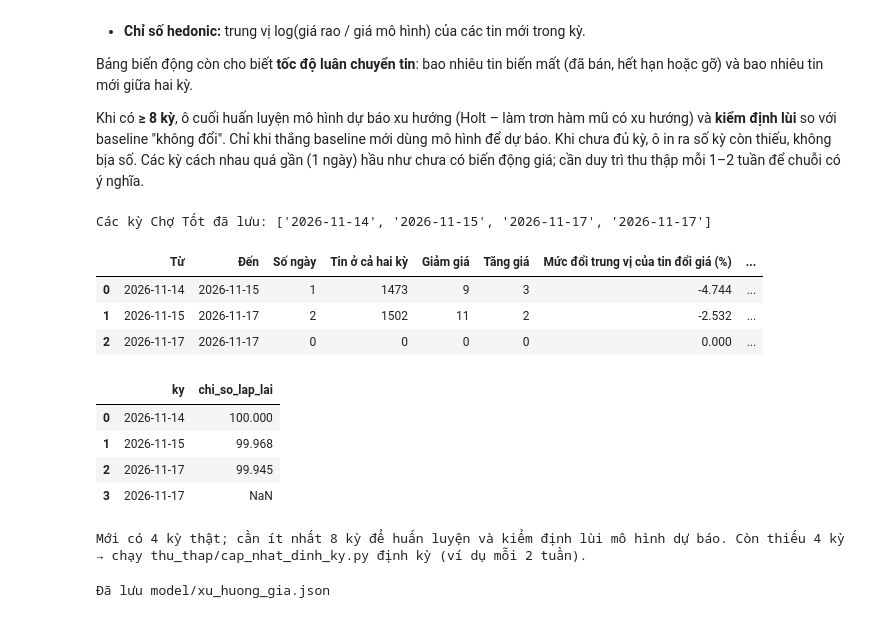
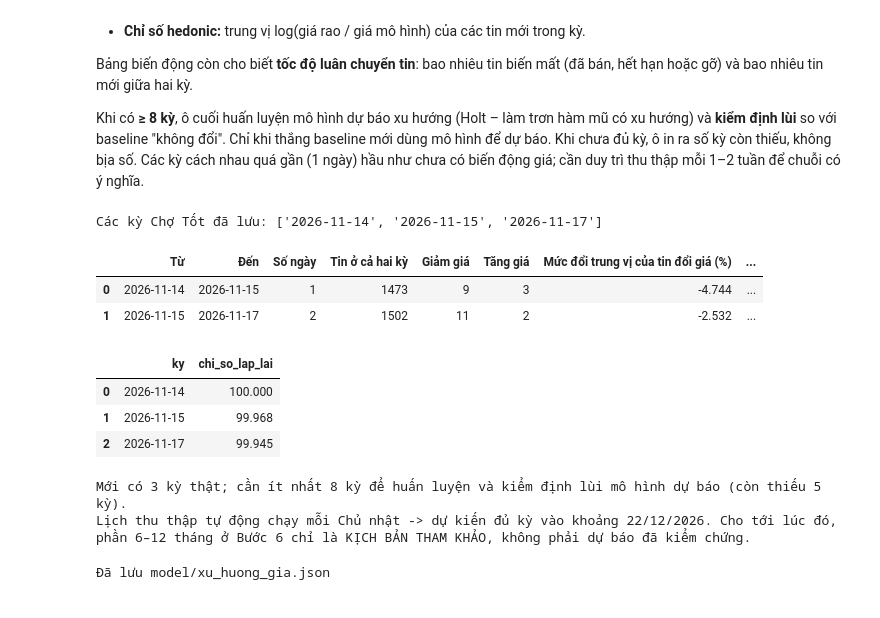
Before and after one commit to 2324801030095-cloud/Project_Du-doan-gia-nha, a Jupyter notebook: notebooks/du_doan_xu_huong_gia.ipynb, the cells around one changed output. Saved outputs shown, nothing was run; the diff lists cells and outputs as text; code cells hidden in the pictures.

```diff
--- a/notebooks/du_doan_xu_huong_gia.ipynb
+++ b/notebooks/du_doan_xu_huong_gia.ipynb
@@ -348,7 +348,7 @@ Bảng biến động còn cho biết **tốc độ luân chuyển tin**: bao nh
 
 Khi có **≥ 8 kỳ**, ô cuối huấn luyện mô hình dự báo xu hướng (Holt – làm trơn hàm mũ có xu hướng) và **kiểm định lùi** so với baseline "không đổi". Chỉ khi thắng baseline mới dùng mô hình để dự báo. Khi chưa đủ kỳ, ô in ra số kỳ còn thiếu, không bịa số. Các kỳ cách nhau quá gần (1 ngày) hầu như chưa có biến động giá; cần duy trì thu thập mỗi 1–2 tuần để chuỗi có ý nghĩa.
 # %%
-anh = sorted(glob.glob(str(LICH_SU / "chotot_*.csv")))
+anh = sorted(glob.glob(str(LICH_SU / "chotot_20*.csv")))     # chỉ ảnh chụp NHÀ Ở (bỏ chotot_can_ho_*, chotot_dat_*)
 ky = []
 for f in anh:
     s = pd.read_csv(f); s = s[s["loai_tin"] == "ban"]
@@ -356,53 +356,51 @@ for f in anh:
 print("Các kỳ Chợ Tốt đã lưu:", [k for k, _ in ky])
 
 chi_so, bien_dong = [100.0], []
 for (n0, a), (n1, b) in zip(ky[:-1], ky[1:]):
     chung = a.index.intersection(b.index)
     r = np.log(b[chung] / a[chung]); r = r[r.abs() < np.log(1.4)]
     # chỉ số = thay đổi giá BÌNH QUÂN của mọi tin có mặt ở cả hai kỳ (tin giữ nguyên giá tính là 0%)
     chi_so.append(chi_so[-1] * np.exp(r.mean()) if len(r) else np.nan)
     so_ngay = (pd.Timestamp(n1) - pd.Timestamp(n0)).days
     bien_dong.append({"Từ": n0, "Đến": n1, "Số ngày": so_ngay, "Tin ở cả hai kỳ": len(chung), "Giảm giá": int((r < 0).sum()), "Tăng giá": int((r > 0).sum()),
                       "Mức đổi trung vị của tin đổi giá (%)": (np.exp(r[r != 0].median()) - 1) * 100 if (r != 0).any() else 0.0,
                       "Thay đổi bình quân mọi tin (%)": (np.exp(r.mean()) - 1) * 100,
                       "Tin biến mất": len(a) - len(chung), "% biến mất/ngày": (len(a) - len(chung)) / len(a) / max(so_ngay, 1) * 100, "Tin mới": len(b) - len(chung)})
 CHI_SO = pd.DataFrame({"ky": [k for k, _ in ky], "chi_so_lap_lai": chi_so})
 BIEN_DONG = pd.DataFrame(bien_dong)
 display(BIEN_DONG.round(3)); display(CHI_SO.round(3))
 
-def holt(y, a=0.5, b=0.3):
-    l, t = y[0], (y[1] - y[0]) if len(y) > 1 else 0.0
-    for v in y[1:]:
-        l_new = a * v + (1 - a) * (l + t); t = b * (l_new - l) + (1 - b) * t; l = l_new
-    return l, t
+from mo_hinh_gia import holt, kiem_dinh_lui        # có kiểm thử tự động trong tests/kiem_tra_mo_hinh.py
 
 KY_TOI_THIEU = 8
 if len(CHI_SO) < KY_TOI_THIEU:
-    print(f"Mới có {len(CHI_SO)} kỳ thật; cần ít nhất {KY_TOI_THIEU} kỳ để huấn luyện và kiểm định lùi mô hình dự báo. "
-          f"Còn thiếu {KY_TOI_THIEU - len(CHI_SO)} kỳ → chạy thu_thap/cap_nhat_dinh_ky.py định kỳ (ví dụ mỗi 2 tuần).")
+    thieu = KY_TOI_THIEU - len(CHI_SO)
+    du_kien = pd.Timestamp(CHI_SO["ky"].iloc[-1]) + pd.Timedelta(weeks=thieu)
+    print(f"Mới có {len(CHI_SO)} kỳ thật; cần ít nhất {KY_TOI_THIEU} kỳ để huấn luyện và kiểm định lùi mô hình dự báo (còn thiếu {thieu} kỳ).\n"
+          f"Lịch thu thập tự động chạy mỗi Chủ nhật -> dự kiến đủ kỳ vào khoảng {du_kien:%d/%m/%Y}. "
+          "Cho tới lúc đó, phần 6–12 tháng ở Bước 6 chỉ là KỊCH BẢN THAM KHẢO, không phải dự báo đã kiểm chứng.")
 else:
     y = np.log(CHI_SO["chi_so_lap_lai"].to_numpy())
-    loi_holt, loi_khong_doi = [], []
-    for t in range(4, len(y) - 1):                  # kiểm định lùi: dự báo 1 kỳ tới từ dữ liệu đến kỳ t
-        l, tr = holt(y[: t + 1]); loi_holt.append(abs(l + tr - y[t + 1])); loi_khong_doi.append(abs(y[t] - y[t + 1]))
-    print(f"MAE kiểm định lùi – Holt: {np.mean(loi_holt) * 100:.2f}% | Không đổi: {np.mean(loi_khong_doi) * 100:.2f}%")
+    kq = kiem_dinh_lui(y)
+    print(f"Kiểm định lùi trên {kq['so_ky_kiem_tra']} kỳ – MAE Holt: {kq['mae_holt'] * 100:.2f}% | baseline không đổi: {kq['mae_khong_doi'] * 100:.2f}%")
+    if kq["so_ky_kiem_tra"] < 6:
+        print("Lưu ý: số kỳ kiểm tra còn ít, kết luận kiểm định lùi chưa vững.")
     l, tr = holt(y)
-    if np.mean(loi_holt) < np.mean(loi_khong_doi):
+    if kq["holt_tot_hon"]:
         print("Holt thắng baseline → dự báo 6 kỳ tới (%):", [round((np.exp(l + tr * h - y[-1]) - 1) * 100, 2) for h in range(1, 7)])
     else:
         print("Holt KHÔNG thắng baseline 'không đổi' → giữ nhận định ở Bước 6.")
 # %% [output]
-Các kỳ Chợ Tốt đã lưu: ['2026-11-14', '2026-11-15', '2026-11-17', '2026-11-17']
+Các kỳ Chợ Tốt đã lưu: ['2026-11-14', '2026-11-15', '2026-11-17']
 |  | Từ | Đến | Số ngày | Tin ở cả hai kỳ | Giảm giá | Tăng giá | Mức đổi trung vị của tin đổi giá (%) | ... |
 | 0 | 2026-11-14 | 2026-11-15 | 1 | 1473 | 9 | 3 | -4.744 | ... |
 | 1 | 2026-11-15 | 2026-11-17 | 2 | 1502 | 11 | 2 | -2.532 | ... |
-| 2 | 2026-11-17 | 2026-11-17 | 0 | 0 | 0 | 0 | 0.000 | ... |
 |  | ky | chi_so_lap_lai |
 | 0 | 2026-11-14 | 100.000 |
 | 1 | 2026-11-15 | 99.968 |
 | 2 | 2026-11-17 | 99.945 |
-| 3 | 2026-11-17 | NaN |
-Mới có 4 kỳ thật; cần ít nhất 8 kỳ để huấn luyện và kiểm định lùi mô hình dự báo. Còn thiếu 4 kỳ → chạy thu_thap/cap_nhat_dinh_ky.py định kỳ (ví dụ mỗi 2 tuần).
+Mới có 3 kỳ thật; cần ít nhất 8 kỳ để huấn luyện và kiểm định lùi mô hình dự báo (còn thiếu 5 kỳ).
+Lịch thu thập tự động chạy mỗi Chủ nhật -> dự kiến đủ kỳ vào khoảng 22/12/2026. Cho tới lúc đó, phần 6–12 tháng ở Bước 6 chỉ là KỊCH BẢN THAM KHẢO, không phải dự báo đã kiểm chứng.
 # %%
 xuat = {
     "nguon_du_lieu": "THAT",
```
Also changed, not shown: 12 other files.
